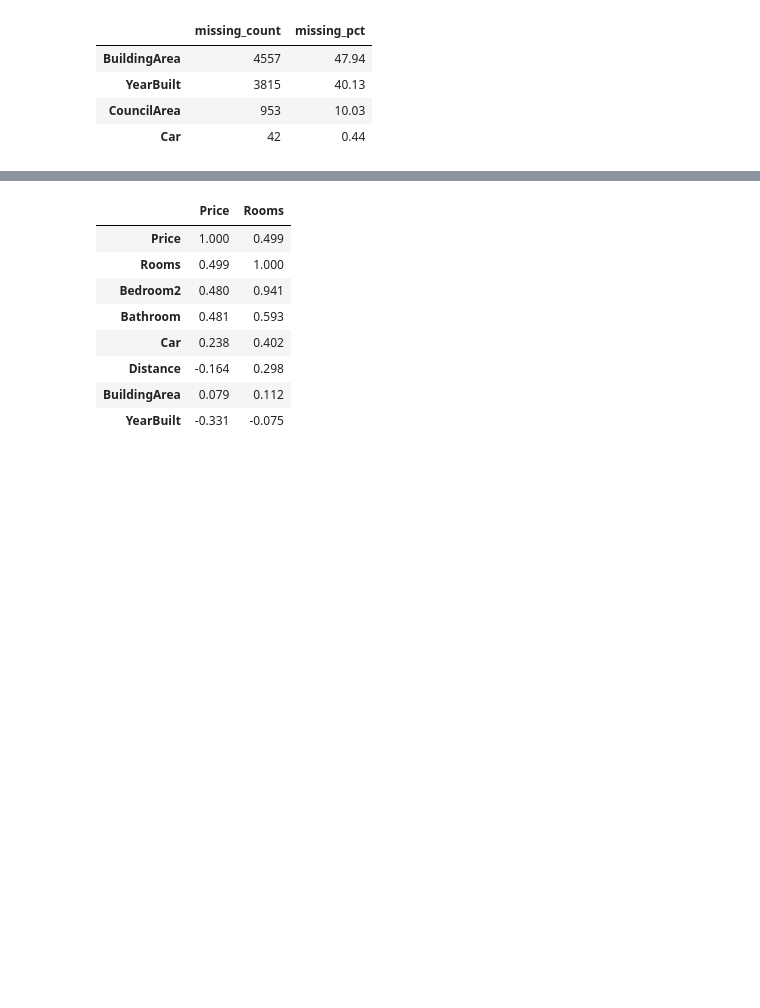
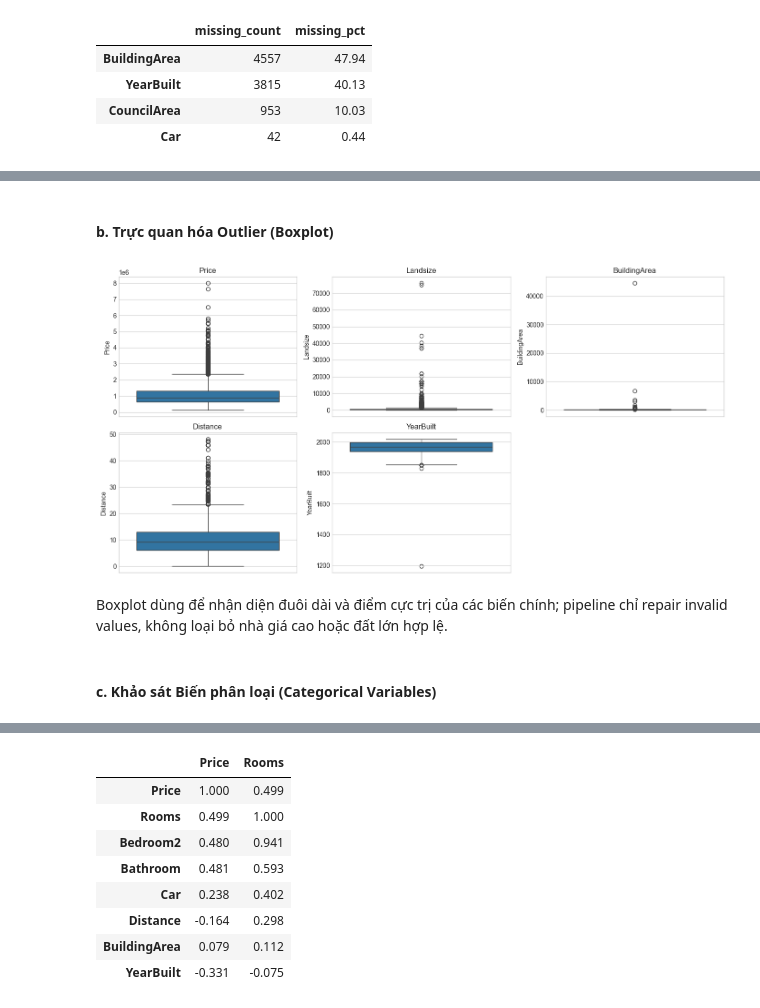
Before and after one commit to QuangNguyenNgoc/datafitting-and-ols-methods, a Jupyter notebook: part2/part2_notebook.ipynb, the cells around one changed output, grey strips where cells are left out. Saved outputs shown, nothing was run; the diff lists cells and outputs as text; code cells hidden in the pictures; blank space fills up the shorter version.

```diff
--- a/part2/part2_notebook.ipynb
+++ b/part2/part2_notebook.ipynb
@@ -221,0 +271,21 @@ ghi chú: `Landsize`, `BuildingArea`, `Distance` có scale lệch mạnh so vớ
+# %% [markdown]
+#### b. Trực quan hóa Outlier (Boxplot)
+# %%
+plot_columns = ["Price", "Landsize", "BuildingArea", "Distance", "YearBuilt"]
+fig, axes = plt.subplots(2, 3, figsize=(14, 7))
+axes = axes.ravel()
+
+for ax, column in zip(axes, plot_columns):
+    sns.boxplot(data=X_train_raw, y=column, ax=ax)
+    ax.set_title(column)
+
+for ax in axes[len(plot_columns):]:
+    ax.set_visible(False)
+
+plt.tight_layout()
+# %% [output]
+[figure, added]
+# %% [markdown]
+Boxplot dùng để nhận diện đuôi dài và điểm cực trị của các biến chính; pipeline chỉ repair invalid values, không loại bỏ nhà giá cao hoặc đất lớn hợp lệ.
+# %% [markdown]
+#### c. Khảo sát Biến phân loại (Categorical Variables)
```
Also changed, not shown: parts of 104 cells of this notebook, 9 other files.
